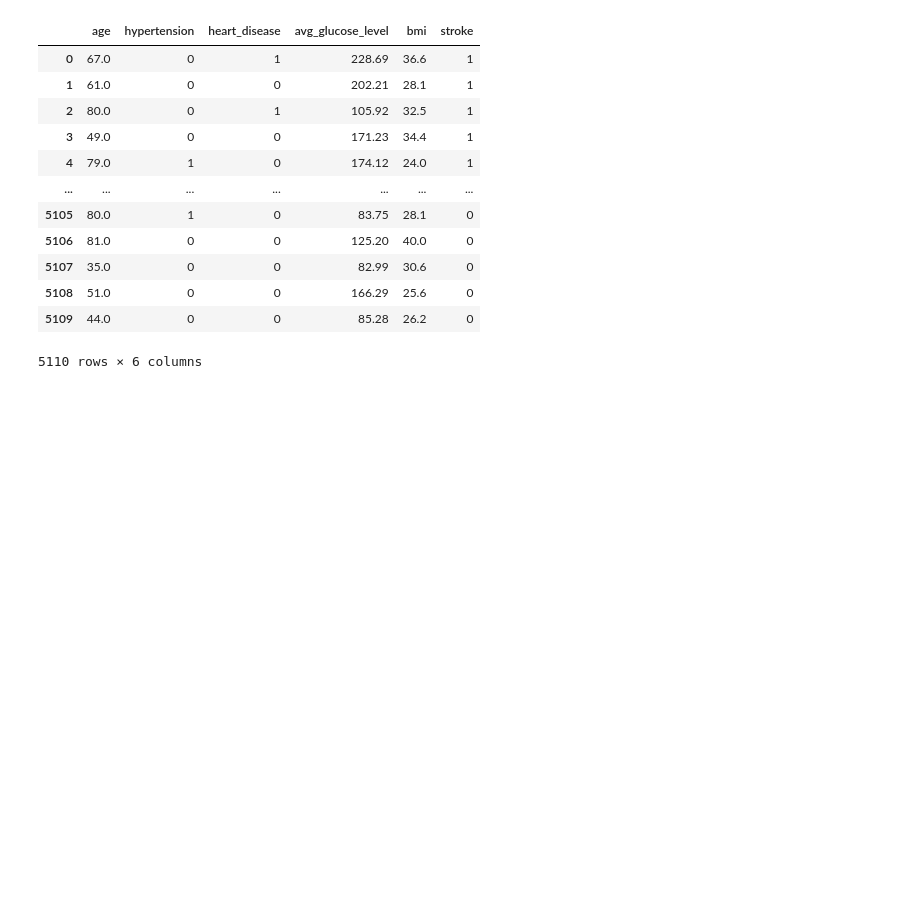
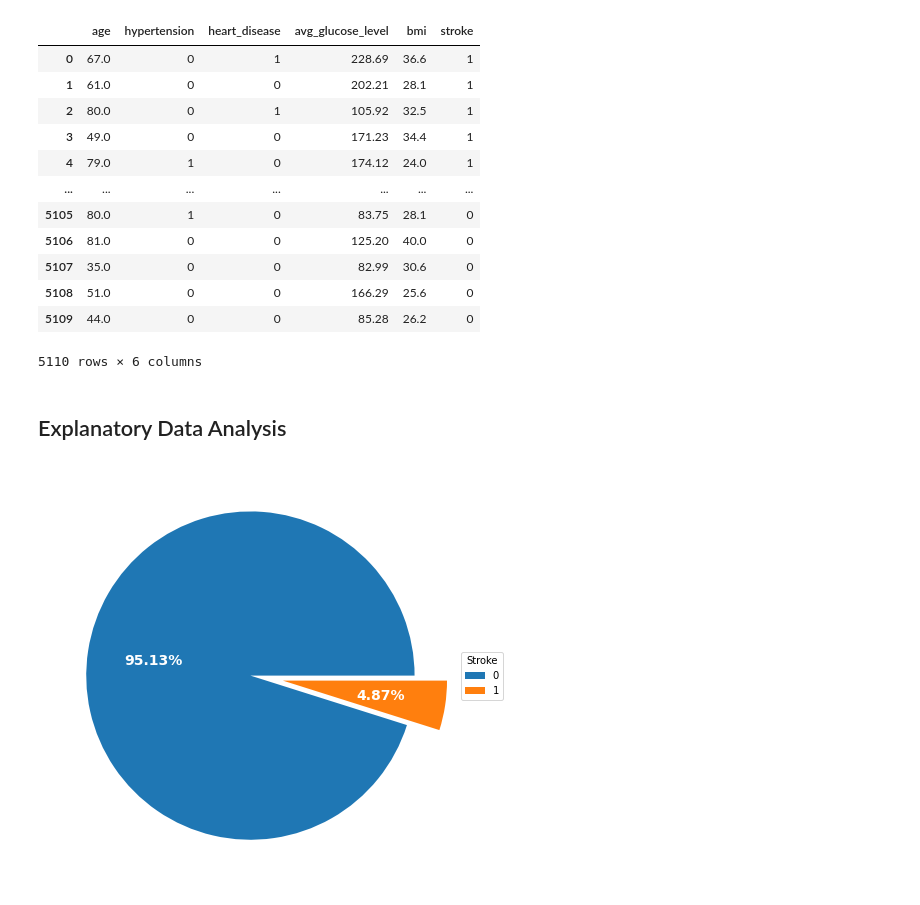
Before and after one commit to hafizhaua/stroke-pred-gaussian-naive-bayes, a Jupyter notebook: stroke-pred-with-preprocess.ipynb, the cells around one changed output. Drawn from its saved outputs; the diff is of its cells as text; code cells hidden in the pictures; blank space fills up the shorter version.

```diff
--- a/stroke-pred-with-preprocess.ipynb
+++ b/stroke-pred-with-preprocess.ipynb
@@ -105,6 +111,25 @@ data
 | 5108 | 51.0 | 0 | 0 | 166.29 | 25.6 | 0 |
 | 5109 | 44.0 | 0 | 0 | 85.28 | 26.2 | 0 |
 5110 rows × 6 columns
+# %% [markdown]
+## Explanatory Data Analysis
+# %%
+pie_data = data['stroke'].value_counts(normalize=True).values * 100
+pie_label = data['stroke'].value_counts(normalize=True).index
+
+fig, ax = plt.subplots(figsize=(8,6))
+
+wedges, texts, autotexts = ax.pie(pie_data, startangle=0, explode=[0, 0.2],
+                                  autopct='%.2f%%', textprops={'color':'w', 'fontsize':14, 'weight':'bold'})
+
+ax.legend(wedges, pie_label,
+          title='Stroke',
+          loc='center left', bbox_to_anchor=(1, 0.5))
+
+plt.tight_layout()
+plt.show()
+# %% [output]
+[figure, added]
 # %%
 data.to_csv('preprocessed_stroke_data.csv', index=False)
 # %%
```
Also changed, not shown: parts of 4 cells of this notebook.
